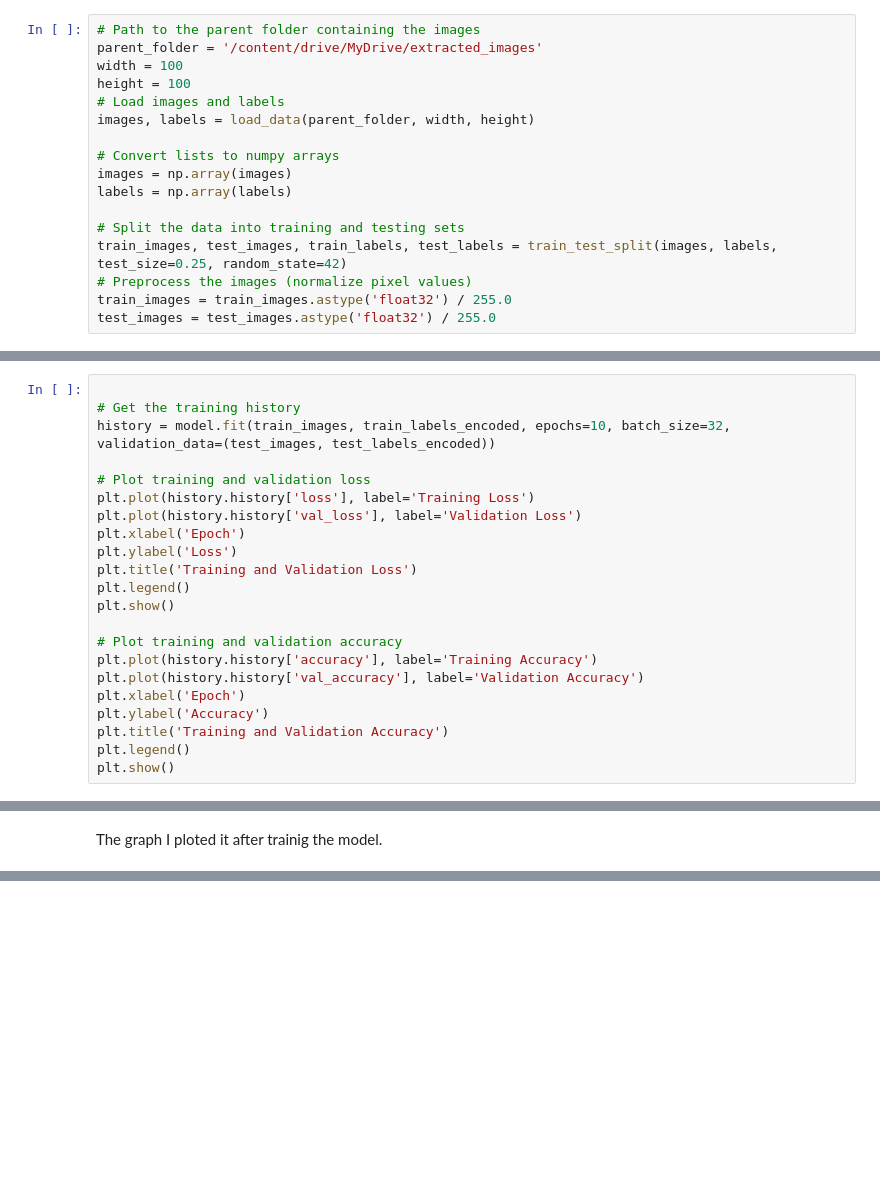
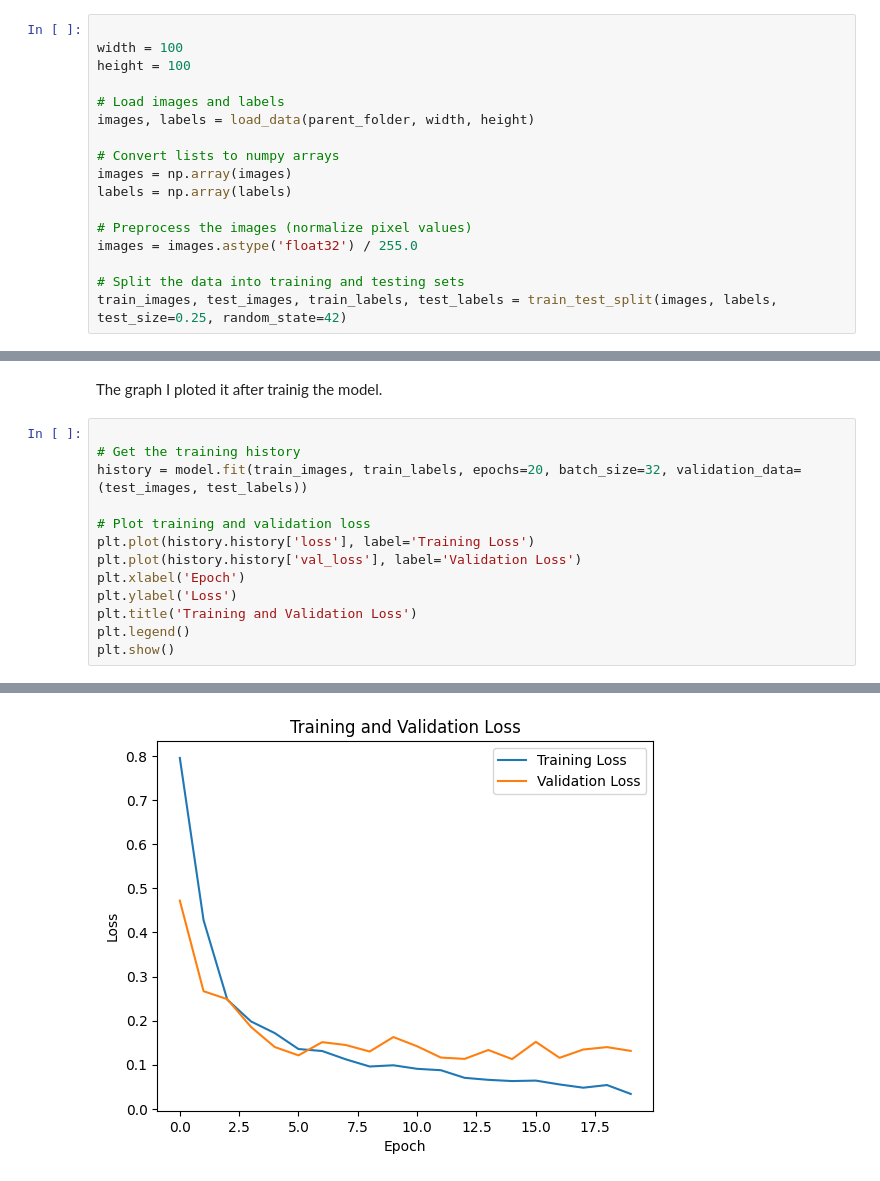
Before and after one commit to HusseinBitambuka/maize-images-classification, a Jupyter notebook: maize_disease_classification.ipynb, the cells around one changed output, grey strips where cells are left out. Drawn from its saved outputs; the diff is of its cells as text; blank space fills up the shorter version.

```diff
--- a/maize_disease_classification.ipynb
+++ b/maize_disease_classification.ipynb
@@ -102,10 +97,10 @@ def load_data(parent_folder, width, height):
 # %% [markdown]
 # New Section
 # %%
-# Path to the parent folder containing the images
-parent_folder = '/content/drive/MyDrive/extracted_images'
+
 width = 100
 height = 100
+
 # Load images and labels
 images, labels = load_data(parent_folder, width, height)
 
@@ -113,8 +108,8 @@ images, labels = load_data(parent_folder, width, height)
 images = np.array(images)
 labels = np.array(labels)
 
+# Preprocess the images (normalize pixel values)
+images = images.astype('float32') / 255.0
+
 # Split the data into training and testing sets
 train_images, test_images, train_labels, test_labels = train_test_split(images, labels, test_size=0.25, random_state=42)
-# Preprocess the images (normalize pixel values)
-train_images = train_images.astype('float32') / 255.0
-test_images = test_images.astype('float32') / 255.0
@@ -148,22 +158,0 @@ model.compile(optimizer='adam',
-# %%
-
-# Get the training history
-history = model.fit(train_images, train_labels_encoded, epochs=10, batch_size=32, validation_data=(test_images, test_labels_encoded))
-
-# Plot training and validation loss
-plt.plot(history.history['loss'], label='Training Loss')
-plt.plot(history.history['val_loss'], label='Validation Loss')
-plt.xlabel('Epoch')
-plt.ylabel('Loss')
-plt.title('Training and Validation Loss')
-plt.legend()
-plt.show()
-
-# Plot training and validation accuracy
-plt.plot(history.history['accuracy'], label='Training Accuracy')
-plt.plot(history.history['val_accuracy'], label='Validation Accuracy')
-plt.xlabel('Epoch')
-plt.ylabel('Accuracy')
-plt.title('Training and Validation Accuracy')
-plt.legend()
-plt.show()
@@ -193,2 +159,16 @@ Epoch 10/10
 # %% [markdown]
 The graph I ploted it after trainig the model.
+# %%
+
+# Get the training history
+history = model.fit(train_images, train_labels, epochs=20, batch_size=32, validation_data=(test_images, test_labels))
+
+# Plot training and validation loss
+plt.plot(history.history['loss'], label='Training Loss')
+plt.plot(history.history['val_loss'], label='Validation Loss')
+plt.xlabel('Epoch')
+plt.ylabel('Loss')
+plt.title('Training and Validation Loss')
+plt.legend()
+plt.show()
+# %% [output]
@@ -194,0 +192 @@ The graph I ploted it after trainig the model.
+[figure, added]
```
Also changed, not shown: parts of 15 cells of this notebook.
